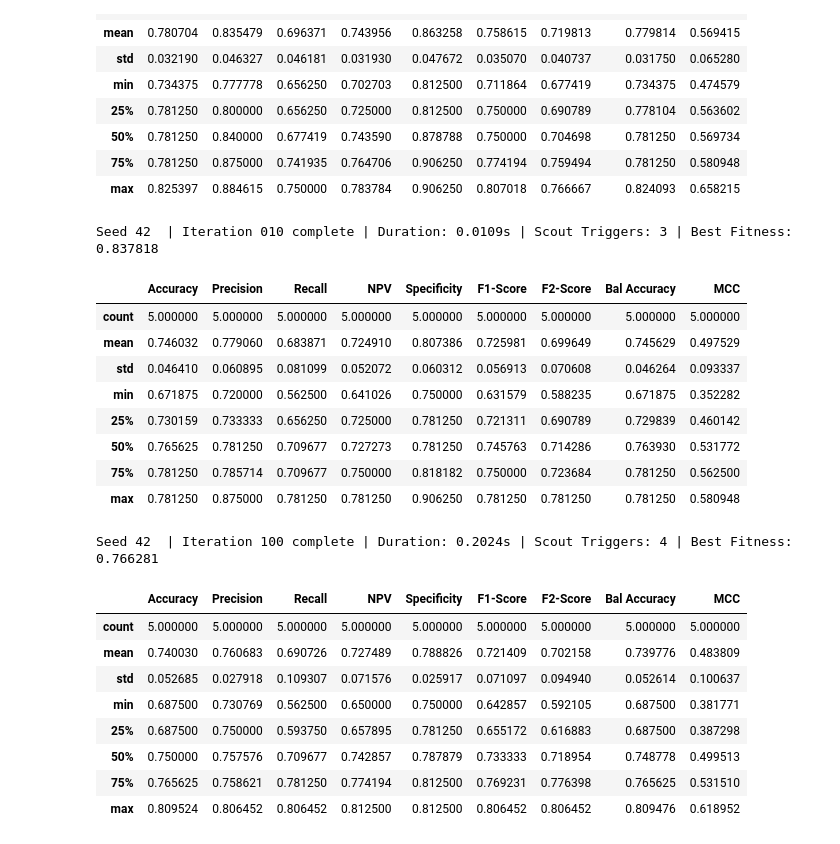
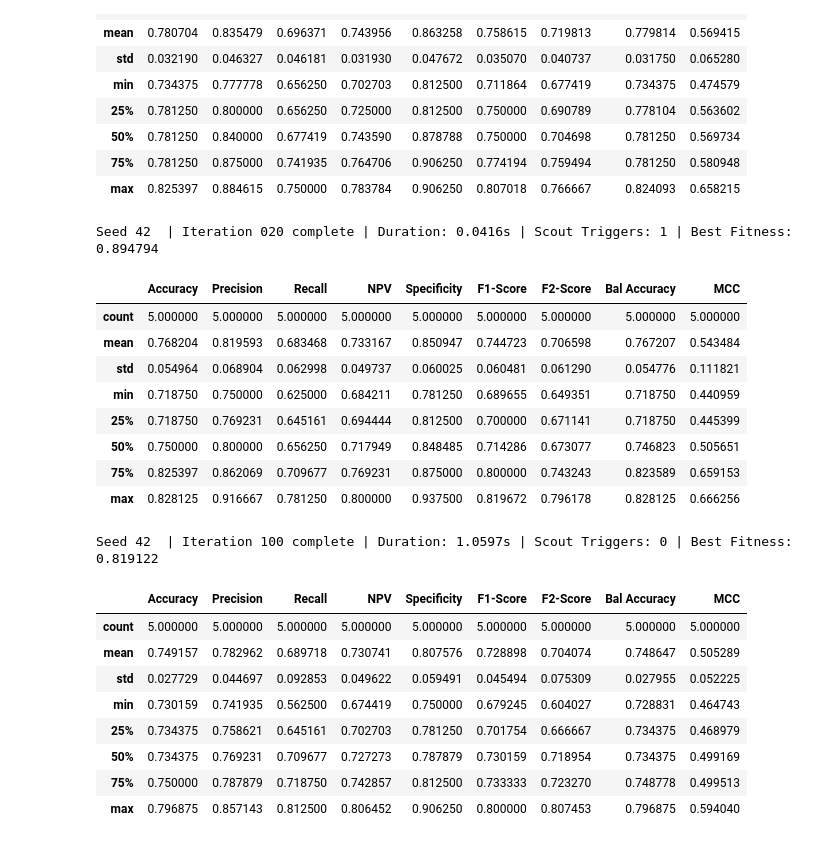
Before and after one commit to youquanneu/COMP3200_Individual_Project, a Jupyter notebook: Pipeline/Result/SingleSeedModel.ipynb, the cells around one changed output. Drawn from its saved outputs; the diff is of its cells as text; code cells hidden in the pictures.

```diff
--- a/Pipeline/Result/SingleSeedModel.ipynb
+++ b/Pipeline/Result/SingleSeedModel.ipynb
@@ -183,51 +183,51 @@ Seed 42  | Iteration 100 complete | Duration: 0.1759s | Scout Triggers: 0 | Best
 # %%
 opt_abc_relm_fold_results = []
 for fold_idx in range(cv_test_count):
     x_train, y_train, x_test, y_test = gallstone_dataset.fold_split[fold_idx]
     features_size = x_train.shape[1]
     scaler  = MinMaxScaler()
     x_train_scaled = scaler.fit_transform(x_train)
     x_test_scaled  = scaler.transform(x_test)
     opt_abc_relm = ArtificialBeeColonyElm(feature_size= features_size,
-                                          hidden_size            = opt_relm_config['Hidden_Nodes'],
-                                          activation_function    = opt_relm_config['Activation'],
-                                          regularization_lambda  = opt_relm_config['Lambda_Value'],
+                                          hidden_size            = elm_config['Hidden_Nodes'],
+                                          activation_function    = elm_config['Activation'],
+                                          regularization_lambda  = elm_config['Lambda_Value'],
                                           random_state           = random_seed,
                                           fitness_function       = GlobalSetting.evaluation_function,
                                           solution_size          = GlobalSetting.solution_size,
                                           trial_limit            = GlobalSetting.trial_limit,
                                           max_iteration          = GlobalSetting.max_iteration)
     opt_abc_relm.fit(x_train_scaled, y_train)
     y_pred = opt_abc_relm.predict(x_test_scaled)
     evaluation_opt_abc_relm = EvaluationMatrix(y_true=y_test,y_pred=y_pred)
     opt_abc_relm_fold_results.append(evaluation_opt_abc_relm.get_all_metrics())
 
 opt_abc_relm_final_result = pd.DataFrame(opt_abc_relm_fold_results)
 opt_abc_relm_final_result.describe()
 # %% [output]
-Seed 42  | Iteration 010 complete | Duration: 0.0109s | Scout Triggers: 3 | Best Fitness: 0.837818
+Seed 42  | Iteration 020 complete | Duration: 0.0416s | Scout Triggers: 1 | Best Fitness: 0.894794
 |  | Accuracy | Precision | Recall | NPV | Specificity | F1-Score | F2-Score | Bal Accuracy | MCC |
 | count | 5.000000 | 5.000000 | 5.000000 | 5.000000 | 5.000000 | 5.000000 | 5.000000 | 5.000000 | 5.000000 |
-| mean | 0.746032 | 0.779060 | 0.683871 | 0.724910 | 0.807386 | 0.725981 | 0.699649 | 0.745629 | 0.497529 |
-| std | 0.046410 | 0.060895 | 0.081099 | 0.052072 | 0.060312 | 0.056913 | 0.070608 | 0.046264 | 0.093337 |
-| min | 0.671875 | 0.720000 | 0.562500 | 0.641026 | 0.750000 | 0.631579 | 0.588235 | 0.671875 | 0.352282 |
-| 25% | 0.730159 | 0.733333 | 0.656250 | 0.725000 | 0.781250 | 0.721311 | 0.690789 | 0.729839 | 0.460142 |
-| 50% | 0.765625 | 0.781250 | 0.709677 | 0.727273 | 0.781250 | 0.745763 | 0.714286 | 0.763930 | 0.531772 |
-| 75% | 0.781250 | 0.785714 | 0.709677 | 0.750000 | 0.818182 | 0.750000 | 0.723684 | 0.781250 | 0.562500 |
-| max | 0.781250 | 0.875000 | 0.781250 | 0.781250 | 0.906250 | 0.781250 | 0.781250 | 0.781250 | 0.580948 |
+| mean | 0.768204 | 0.819593 | 0.683468 | 0.733167 | 0.850947 | 0.744723 | 0.706598 | 0.767207 | 0.543484 |
+| std | 0.054964 | 0.068904 | 0.062998 | 0.049737 | 0.060025 | 0.060481 | 0.061290 | 0.054776 | 0.111821 |
+| min | 0.718750 | 0.750000 | 0.625000 | 0.684211 | 0.781250 | 0.689655 | 0.649351 | 0.718750 | 0.440959 |
+| 25% | 0.718750 | 0.769231 | 0.645161 | 0.694444 | 0.812500 | 0.700000 | 0.671141 | 0.718750 | 0.445399 |
+| 50% | 0.750000 | 0.800000 | 0.656250 | 0.717949 | 0.848485 | 0.714286 | 0.673077 | 0.746823 | 0.505651 |
+| 75% | 0.825397 | 0.862069 | 0.709677 | 0.769231 | 0.875000 | 0.800000 | 0.743243 | 0.823589 | 0.659153 |
+| max | 0.828125 | 0.916667 | 0.781250 | 0.800000 | 0.937500 | 0.819672 | 0.796178 | 0.828125 | 0.666256 |
 # %%
 opt_abc_cv_en_relm_fold_results = []
 for fold_idx in range(cv_test_count):
     x_train, y_train, x_test, y_test = gallstone_dataset.fold_split[fold_idx]
     features_size = x_train.shape[1]
     opt_abc_cv_en_relm = ArtificialBeeColonyElmCVEnsemble(feature_size          = features_size,
-                                     hidden_size            = opt_relm_config['Hidden_Nodes'],
-                                     activation_function    = opt_relm_config['Activation'],
-                                     regularization_lambda  = opt_relm_config['Lambda_Value'],
+                                     hidden_size            = elm_config['Hidden_Nodes'],
+                                     activation_function    = relm_config['Activation'],
+                                     regularization_lambda  = elm_config['Lambda_Value'],
                                      random_state           = random_seed,
                                      fitness_function       = GlobalSetting.evaluation_function,
-                                     solution_size          = 30,#GlobalSetting.solution_size,
-                                     trial_limit            = 10,#GlobalSetting.trial_limit,
+                                     solution_size          = 80,#GlobalSetting.solution_size,
+                                     trial_limit            = 50,#GlobalSetting.trial_limit,
                                      max_iteration          = 100)#GlobalSetting.max_iteration)
     opt_abc_cv_en_relm.fit(x_train, y_train)
     y_pred = opt_abc_cv_en_relm.predict(x_test)
@@ -237,13 +237,13 @@ for fold_idx in range(cv_test_count):
 opt_abc_cv_en_relm_final_result = pd.DataFrame(opt_abc_cv_en_relm_fold_results)
 opt_abc_cv_en_relm_final_result.describe()
 # %% [output]
-Seed 42  | Iteration 100 complete | Duration: 0.2024s | Scout Triggers: 4 | Best Fitness: 0.766281
+Seed 42  | Iteration 100 complete | Duration: 1.0597s | Scout Triggers: 0 | Best Fitness: 0.819122
 |  | Accuracy | Precision | Recall | NPV | Specificity | F1-Score | F2-Score | Bal Accuracy | MCC |
 | count | 5.000000 | 5.000000 | 5.000000 | 5.000000 | 5.000000 | 5.000000 | 5.000000 | 5.000000 | 5.000000 |
-| mean | 0.740030 | 0.760683 | 0.690726 | 0.727489 | 0.788826 | 0.721409 | 0.702158 | 0.739776 | 0.483809 |
-| std | 0.052685 | 0.027918 | 0.109307 | 0.071576 | 0.025917 | 0.071097 | 0.094940 | 0.052614 | 0.100637 |
-| min | 0.687500 | 0.730769 | 0.562500 | 0.650000 | 0.750000 | 0.642857 | 0.592105 | 0.687500 | 0.381771 |
-| 25% | 0.687500 | 0.750000 | 0.593750 | 0.657895 | 0.781250 | 0.655172 | 0.616883 | 0.687500 | 0.387298 |
-| 50% | 0.750000 | 0.757576 | 0.709677 | 0.742857 | 0.787879 | 0.733333 | 0.718954 | 0.748778 | 0.499513 |
-| 75% | 0.765625 | 0.758621 | 0.781250 | 0.774194 | 0.812500 | 0.769231 | 0.776398 | 0.765625 | 0.531510 |
-| max | 0.809524 | 0.806452 | 0.806452 | 0.812500 | 0.812500 | 0.806452 | 0.806452 | 0.809476 | 0.618952 |
+| mean | 0.749157 | 0.782962 | 0.689718 | 0.730741 | 0.807576 | 0.728898 | 0.704074 | 0.748647 | 0.505289 |
+| std | 0.027729 | 0.044697 | 0.092853 | 0.049622 | 0.059491 | 0.045494 | 0.075309 | 0.027955 | 0.052225 |
+| min | 0.730159 | 0.741935 | 0.562500 | 0.674419 | 0.750000 | 0.679245 | 0.604027 | 0.728831 | 0.464743 |
+| 25% | 0.734375 | 0.758621 | 0.645161 | 0.702703 | 0.781250 | 0.701754 | 0.666667 | 0.734375 | 0.468979 |
+| 50% | 0.734375 | 0.769231 | 0.709677 | 0.727273 | 0.787879 | 0.730159 | 0.718954 | 0.734375 | 0.499169 |
+| 75% | 0.750000 | 0.787879 | 0.718750 | 0.742857 | 0.812500 | 0.733333 | 0.723270 | 0.748778 | 0.499513 |
+| max | 0.796875 | 0.857143 | 0.812500 | 0.806452 | 0.906250 | 0.800000 | 0.807453 | 0.796875 | 0.594040 |
```
Also changed, not shown: 8 other files.
